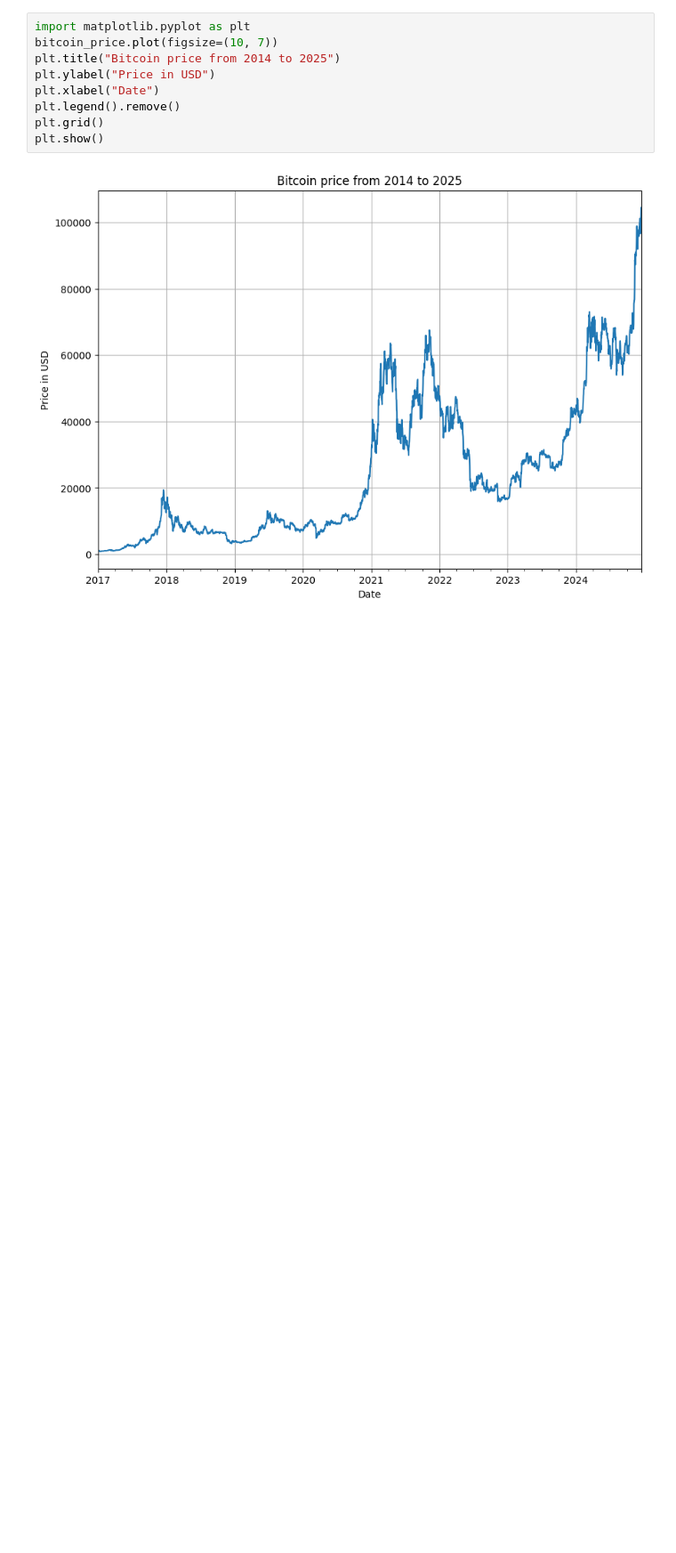
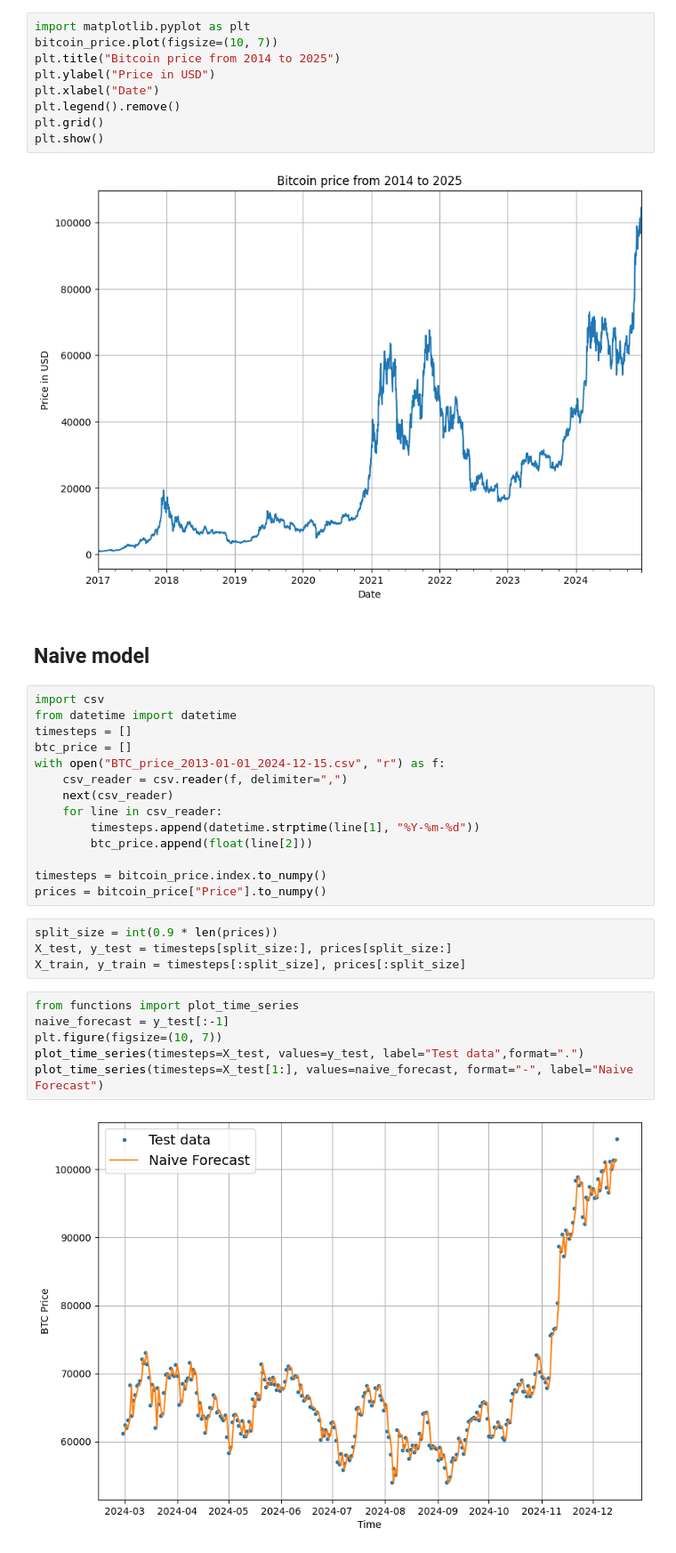
Before and after one commit to davydantoniuk/btc-timeseries-forecasting, a Jupyter notebook: btc_forecast.ipynb, the cells around one changed output. Shown: that part at 89% size. Saved outputs shown, nothing was run; the diff lists cells and outputs as text; blank space fills up the shorter version.

Commit message:
Evaluate Naive model

```diff
--- a/btc_forecast.ipynb
+++ b/btc_forecast.ipynb
@@ -30,3 +30,31 @@ plt.grid()
 plt.show()
 # %% [output]
 [figure]
+# %% [markdown]
+## Naive model
+# %%
+import csv
+from datetime import datetime
+timesteps = []
+btc_price = []
+with open("BTC_price_2013-01-01_2024-12-15.csv", "r") as f:
+    csv_reader = csv.reader(f, delimiter=",")
+    next(csv_reader)
+    for line in csv_reader:
+        timesteps.append(datetime.strptime(line[1], "%Y-%m-%d"))
+        btc_price.append(float(line[2]))
+
+timesteps = bitcoin_price.index.to_numpy()
+prices = bitcoin_price["Price"].to_numpy()
+# %%
+split_size = int(0.9 * len(prices))
+X_test, y_test = timesteps[split_size:], prices[split_size:]
+X_train, y_train = timesteps[:split_size], prices[:split_size]
+# %%
+from functions import plot_time_series
+naive_forecast = y_test[:-1]
+plt.figure(figsize=(10, 7))
+plot_time_series(timesteps=X_test, values=y_test, label="Test data",format=".")
+plot_time_series(timesteps=X_test[1:], values=naive_forecast, format="-", label="Naive Forecast")
+# %% [output]
+[figure, added]
```
Also changed, not shown: parts of 2 cells of this notebook.
